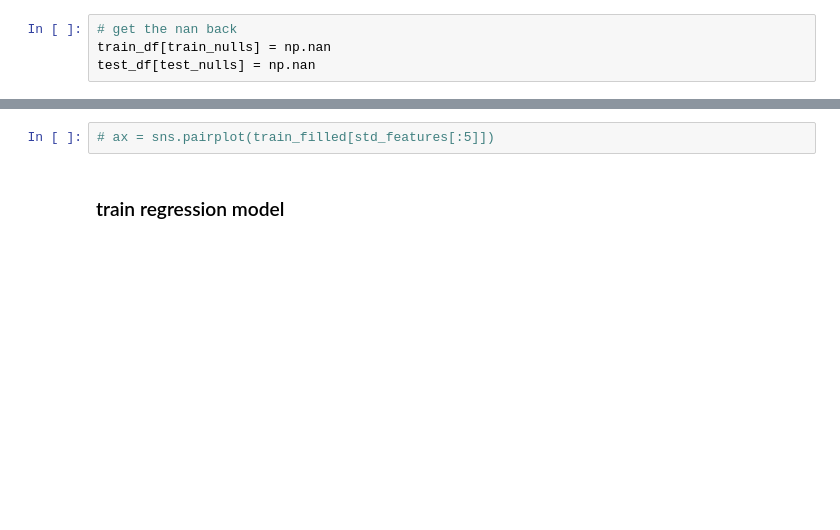
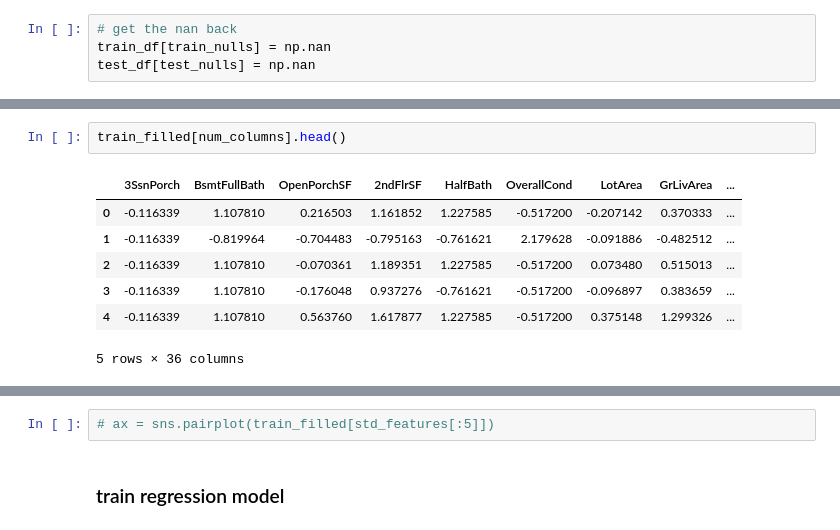
Before and after one commit to samshipengs/House-prices-regression, a Jupyter notebook: housing_price_regression.ipynb, the cells around one changed output, grey strips where cells are left out. Drawn from its saved outputs; the diff is of its cells as text; blank space fills up the shorter version.

```diff
--- a/housing_price_regression.ipynb
+++ b/housing_price_regression.ipynb
@@ -143,0 +167,10 @@ test_filled[std_features] = ss.transform(test_filled[std_features])
+# %%
+train_filled[num_columns].head()
+# %% [output]
+|  | 3SsnPorch | BsmtFullBath | OpenPorchSF | 2ndFlrSF | HalfBath | OverallCond | LotArea | GrLivArea | ... |
+| 0 | -0.116339 | 1.107810 | 0.216503 | 1.161852 | 1.227585 | -0.517200 | -0.207142 | 0.370333 | ... |
+| 1 | -0.116339 | -0.819964 | -0.704483 | -0.795163 | -0.761621 | 2.179628 | -0.091886 | -0.482512 | ... |
+| 2 | -0.116339 | 1.107810 | -0.070361 | 1.189351 | 1.227585 | -0.517200 | 0.073480 | 0.515013 | ... |
+| 3 | -0.116339 | 1.107810 | -0.176048 | 0.937276 | -0.761621 | -0.517200 | -0.096897 | 0.383659 | ... |
+| 4 | -0.116339 | 1.107810 | 0.563760 | 1.617877 | 1.227585 | -0.517200 | 0.375148 | 1.299326 | ... |
+5 rows × 36 columns
```
Also changed, not shown: parts of 14 cells of this notebook, 10 other files.
